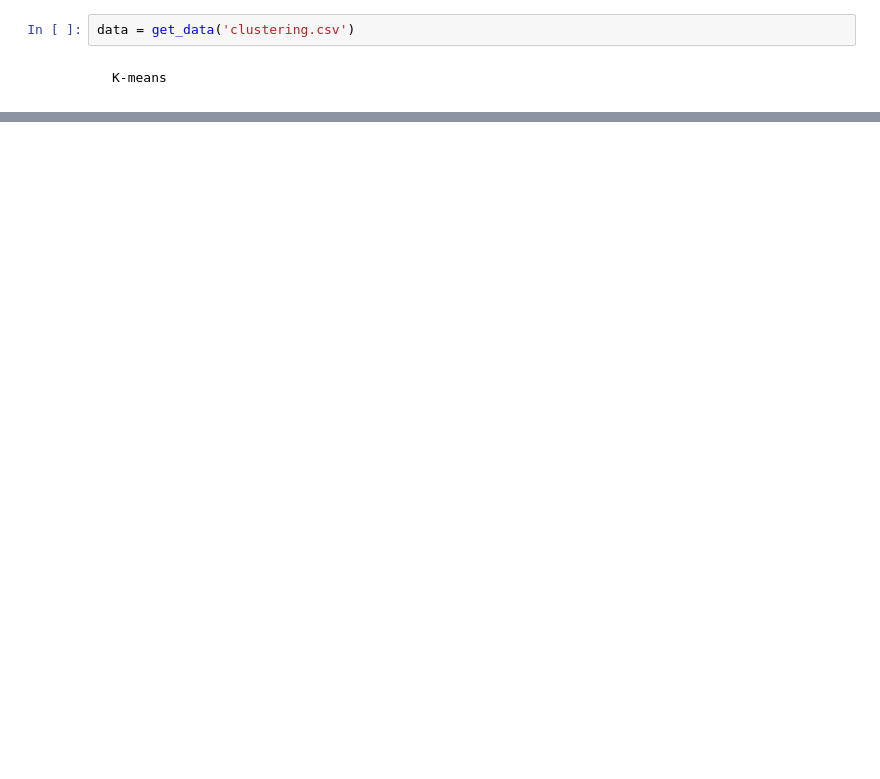
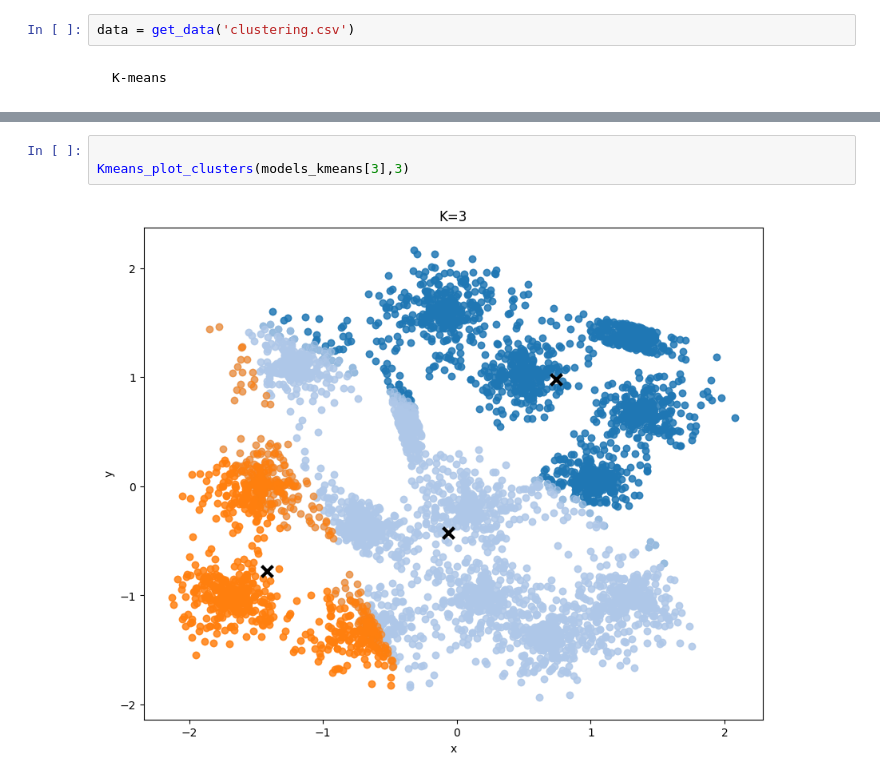
Before and after one commit to NatalyHofkamp/tp4_ML, a Jupyter notebook: problema1/problema_1.ipynb, the cells around one changed output, grey strips where cells are left out. Cells and saved outputs as stored; diff of their text form; blank space fills up the shorter version.

```diff
--- a/problema1/problema_1.ipynb
+++ b/problema1/problema_1.ipynb
@@ -36,0 +29,5 @@ plot_clusters(models)
+# %%
+
+Kmeans_plot_clusters(models_kmeans[3],3)
+# %% [output]
+[figure, added]
```
Also changed, not shown: parts of 21 cells of this notebook, 8 other files.
